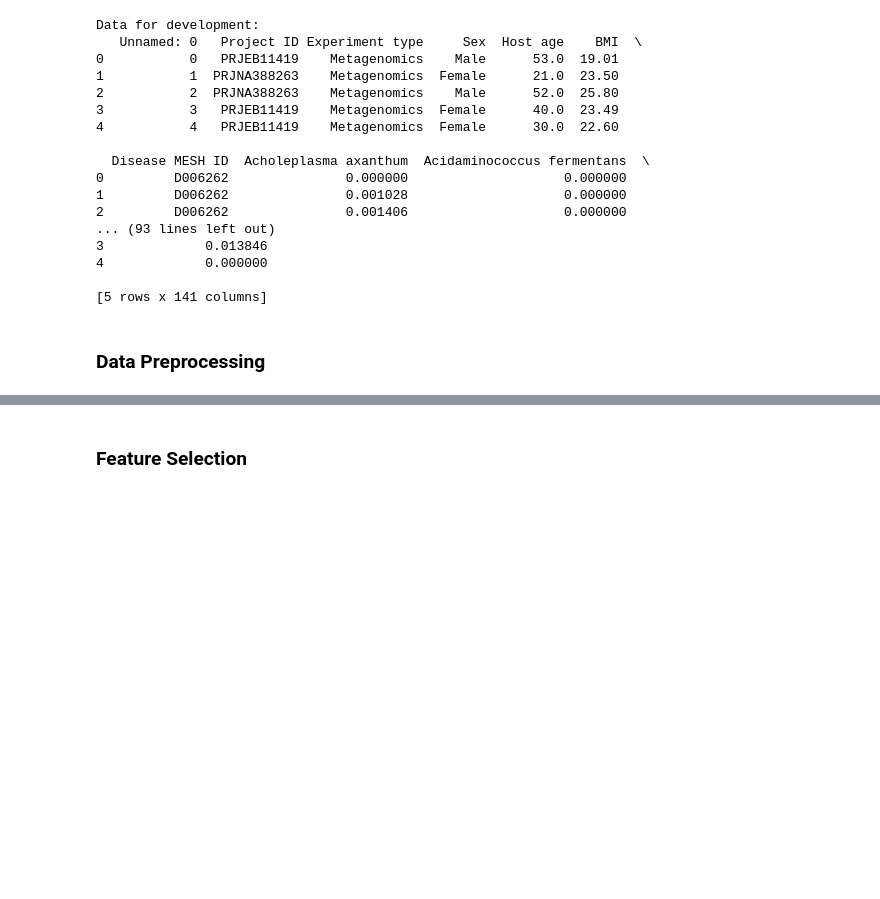
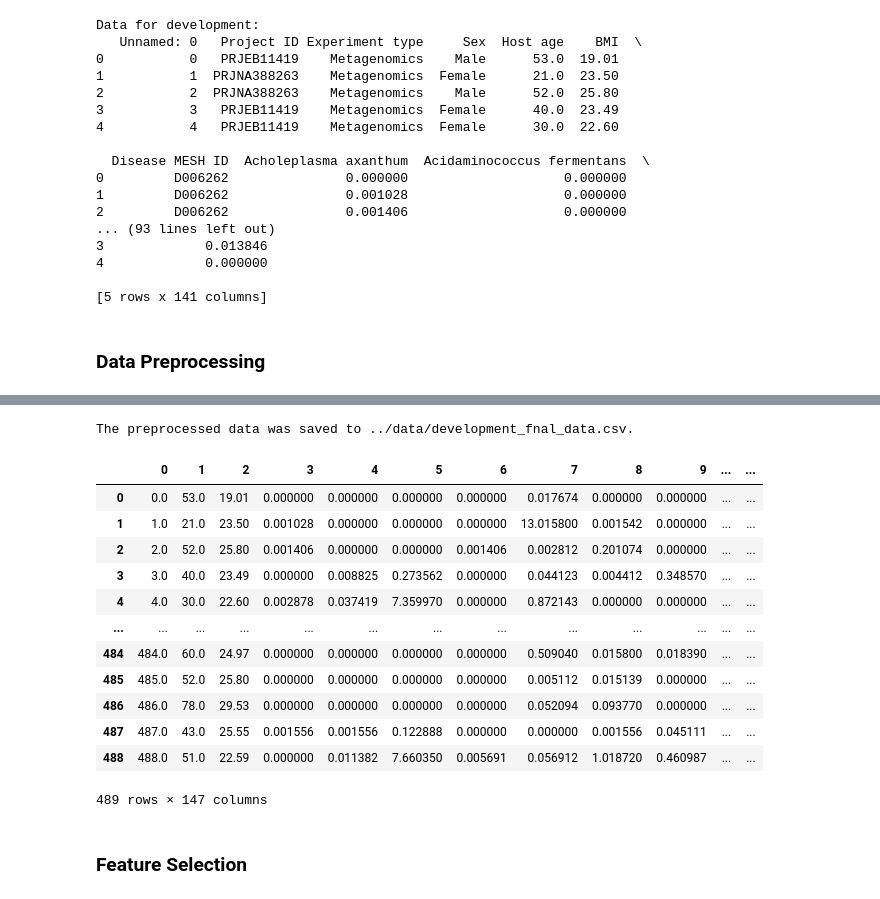
Before and after one commit to smertzani444/Assignment-1, a Jupyter notebook: notebooks/data_exploration.ipynb, the cells around one changed output, grey strips where cells are left out. Cells and saved outputs as stored; diff of their text form; code cells hidden in the pictures; blank space fills up the shorter version.

Commit message:
Preprocessing Pipeline Finalized

```diff
--- a/notebooks/data_exploration.ipynb
+++ b/notebooks/data_exploration.ipynb
@@ -111,3 +71,57 @@ Length: 136, dtype: int64
+# %%
+# Create pipeline for preprocessing
+def preprocess_data(df, output_path, columns_to_drop, scale=True):
+    for column in columns_to_drop:
+        if column in df.columns:
+            df.reduced=df.drop(column, axis=1)
+
+    num_list = df.select_dtypes(include=[np.number]).columns.tolist()
+    cat_list = df.select_dtypes(exclude=[np.number]).columns.tolist()
+
+    for column in num_list + cat_list:
+        if column not in df.columns:
+            raise ValueError(f"'{column}' could not be found in the dataframe provided.")
+
+    if scale:
+            num_pipeline=Pipeline([
+            ('imputer', SimpleImputer(strategy='mean')),
+            ('scaler', StandardScaler())
+    ])
+    else:
+        num_pipeline=Pipeline([('imputer', SimpleImputer(strategy='mean'))])
+
+    final_pipeline=ColumnTransformer([
+            ('num', num_pipeline, num_list),
+            ('cat', OneHotEncoder(), cat_list)
+    ])
+
+    df_cleaned=final_pipeline.fit_transform(df)
+
+    cleaned_df=pd.DataFrame(np.asarray(df_cleaned))
+    cleaned_df.to_csv(output_path, index=False)
+
+    print(f"The preprocessed data was saved to {output_path}.")
+    return cleaned_df
+
+unnecessary_columns=['Unnamed: 0', 'Project ID', 'Experiment type', 'Disease MESH ID']
+path_to_final_dev = "../data/development_fnal_data.csv"
+
+preprocess_data(dev_set_df, path_to_final_dev, unnecessary_columns, scale=False)
+# %% [output]
+The preprocessed data was saved to ../data/development_fnal_data.csv.
+|  | 0 | 1 | 2 | 3 | 4 | 5 | 6 | 7 | 8 | 9 | ... | ... |
+| 0 | 0.0 | 53.0 | 19.01 | 0.000000 | 0.000000 | 0.000000 | 0.000000 | 0.017674 | 0.000000 | 0.000000 | ... | ... |
+| 1 | 1.0 | 21.0 | 23.50 | 0.001028 | 0.000000 | 0.000000 | 0.000000 | 13.015800 | 0.001542 | 0.000000 | ... | ... |
+| 2 | 2.0 | 52.0 | 25.80 | 0.001406 | 0.000000 | 0.000000 | 0.001406 | 0.002812 | 0.201074 | 0.000000 | ... | ... |
+| 3 | 3.0 | 40.0 | 23.49 | 0.000000 | 0.008825 | 0.273562 | 0.000000 | 0.044123 | 0.004412 | 0.348570 | ... | ... |
+| 4 | 4.0 | 30.0 | 22.60 | 0.002878 | 0.037419 | 7.359970 | 0.000000 | 0.872143 | 0.000000 | 0.000000 | ... | ... |
+| ... | ... | ... | ... | ... | ... | ... | ... | ... | ... | ... | ... | ... |
+| 484 | 484.0 | 60.0 | 24.97 | 0.000000 | 0.000000 | 0.000000 | 0.000000 | 0.509040 | 0.015800 | 0.018390 | ... | ... |
+| 485 | 485.0 | 52.0 | 25.80 | 0.000000 | 0.000000 | 0.000000 | 0.000000 | 0.005112 | 0.015139 | 0.000000 | ... | ... |
+| 486 | 486.0 | 78.0 | 29.53 | 0.000000 | 0.000000 | 0.000000 | 0.000000 | 0.052094 | 0.093770 | 0.000000 | ... | ... |
+| 487 | 487.0 | 43.0 | 25.55 | 0.001556 | 0.001556 | 0.122888 | 0.000000 | 0.000000 | 0.001556 | 0.045111 | ... | ... |
+| 488 | 488.0 | 51.0 | 22.59 | 0.000000 | 0.011382 | 7.660350 | 0.005691 | 0.056912 | 1.018720 | 0.460987 | ... | ... |
+489 rows × 147 columns
 # %% [markdown]
 ### Feature Selection
 # %%
```
Also changed, not shown: parts of 3 cells of this notebook, 1 other file.
